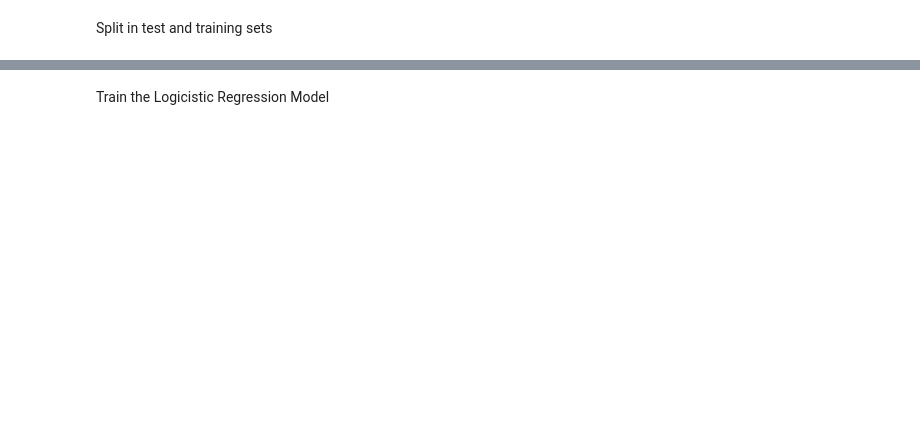
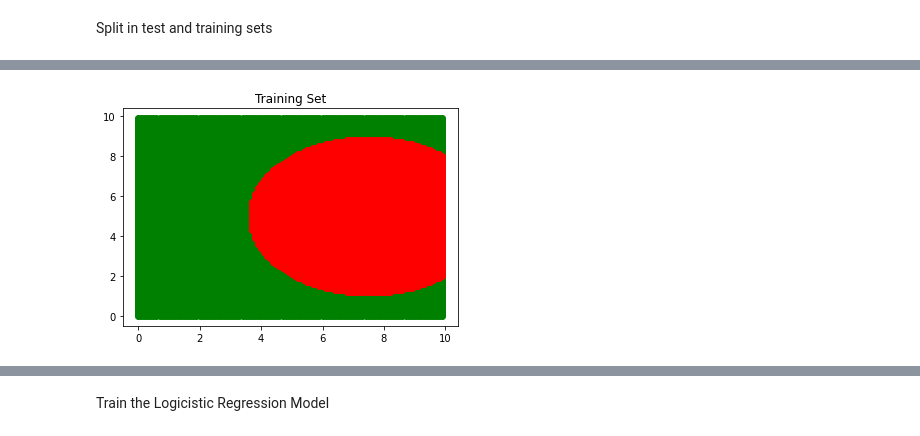
Before and after one commit to cagBRT/Machine-Learning, a Jupyter notebook: SVMcompare.ipynb, the cells around one changed output, grey strips where cells are left out. Drawn from its saved outputs; the diff is of its cells as text; code cells hidden in the pictures; blank space fills up the shorter version.

```diff
--- a/SVMcompare.ipynb
+++ b/SVMcompare.ipynb
@@ -54,9 +65,11 @@ cols = ["x", "y"]
 # %%
 # plot a figure for the training dataset
 for color in df.color.unique():
     idx = df.color==color
-    pl.scatter(df[idx].x, df[idx].y, color=color)
+    pl.scatter(train[idx].x, train[idx].y, color=color)
     pl.title('Training Set')
+# %% [output]
+[figure, added]
 # %%
 for color in df.color.unique():
     idx = df.color==color
```
Also changed, not shown: parts of 10 cells of this notebook.
